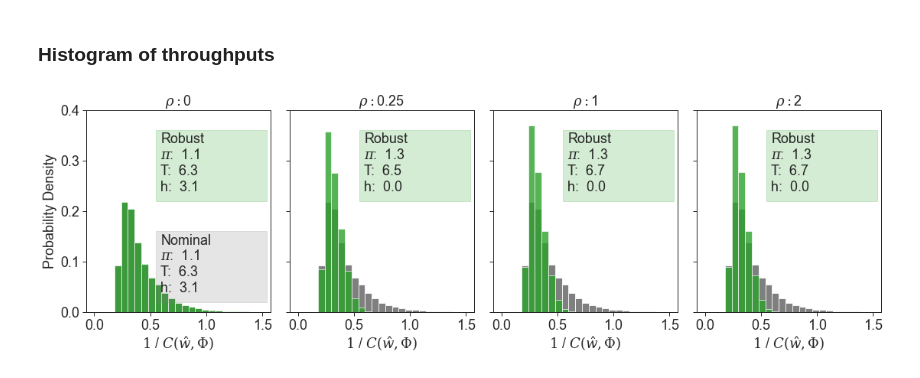
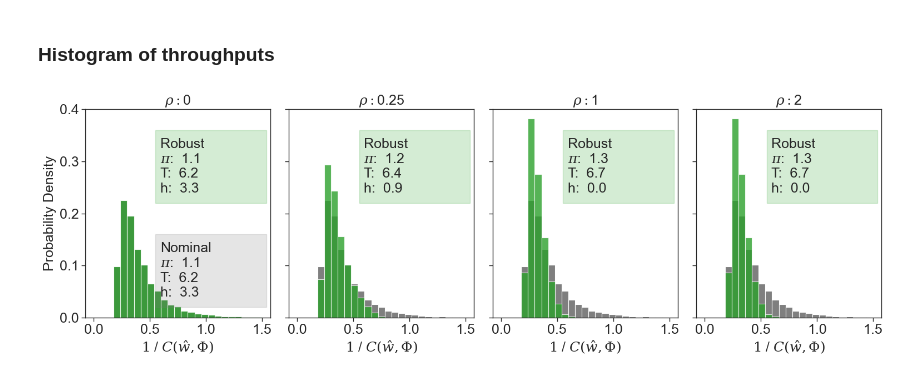
Before and after one commit to ephoris/endure-jupyter, a Jupyter notebook: viz-notebooks/00_cost_model_plots.ipynb, the cells around one changed output. Saved outputs shown, nothing was run; the diff lists cells and outputs as text; code cells hidden in the pictures.

```diff
--- a/viz-notebooks/00_cost_model_plots.ipynb
+++ b/viz-notebooks/00_cost_model_plots.ipynb
@@ -149,7 +150,7 @@ def plot_three_scatterplots(df, workload_idx=11, rhos=[0, 0.25, 1, 2]):
     return fig, axes
 # %%
 set_style(fsz=14)
-fig, axes = plot_three_scatterplots(df, workload_idx=11)
+fig, axes = plot_three_scatterplots(df, workload_idx=6)
 set_size(fig, width=2*8, height=2*(2))
 save_fig(fig, "scatterplot_evolution_rho.pdf")
 # %% [output]
@@ -233,7 +234,7 @@ def plot_rho_vs_rho_hat_row(df, workloads=[7,11]):
     return fig, axes
 # %%
 set_style(fsz=20)
-fig, axes = plot_rho_vs_rho_hat_row(df, [3, 11])
+fig, axes = plot_rho_vs_rho_hat_row(df, [4, 11])
 set_size(fig, width=4*3.33, height=4*1.66)
 save_fig(fig, "rho_vs_rho_hat.pdf")
 # %% [output]
@@ -381,11 +382,11 @@ def plot_overlapping_hist(df, workload_idx=11, rhos=[0, 0.25, 1, 2], bins=25):
     return fig, ax
 # %%
 set_style(fsz=18)
-fig, ax = plot_overlapping_hist(df, workload_idx=13)
+fig, ax = plot_overlapping_hist(df, workload_idx=0)
 set_size(fig, width=3*5.25, height=3*1.75)
 save_fig(fig, 'overlapping_histogram.pdf')
 # %% [output]
-[figure, old version]
+[figure, new version]
 # %%
 # for wl_idx in range(18):
 #     set_style()
```
Also changed, not shown: parts of 9 cells of this notebook, 3 other files.
